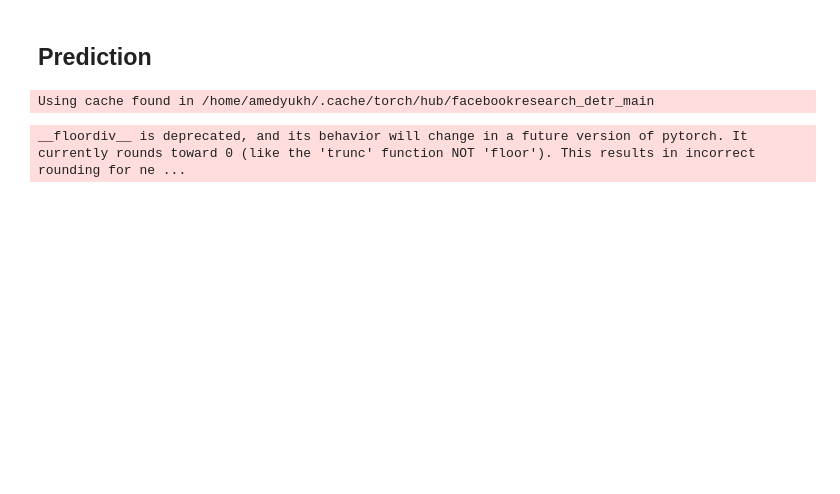
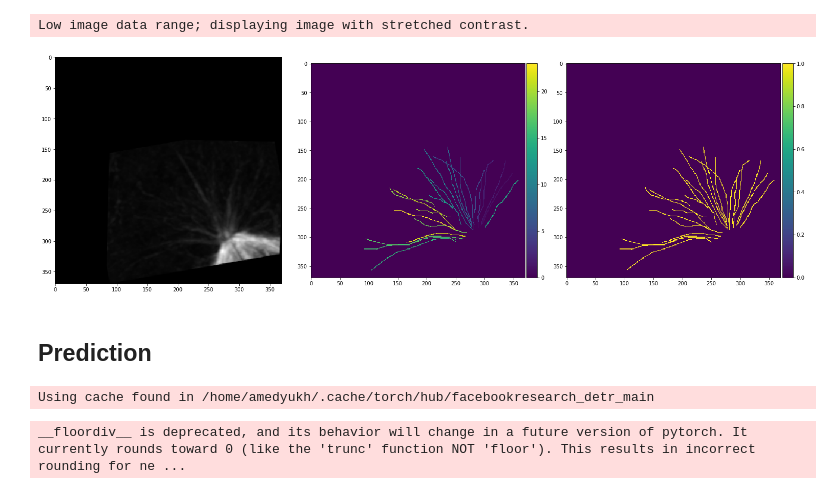
Before and after one commit to amedyukhina/trace-net, a Jupyter notebook: test_loading_and_prediction.ipynb, the cells around one changed output. Drawn from its saved outputs; the diff is of its cells as text; code cells hidden in the pictures; blank space fills up the shorter version.

```diff
--- a/test_loading_and_prediction.ipynb
+++ b/test_loading_and_prediction.ipynb
@@ -30,2 +32,7 @@ img_gt = plot_traces(imgs[ind], targets[ind]['boxes'], return_image=True)
+# %%
+show_imgs([imgs[ind][0], labels[ind], masks[ind]], s=7)
+# %% [output]
+Low image data range; displaying image with stretched contrast.
+[figure, added]
 # %% [markdown]
 ## Prediction
```
Also changed, not shown: parts of 8 cells of this notebook, 1 other file.
